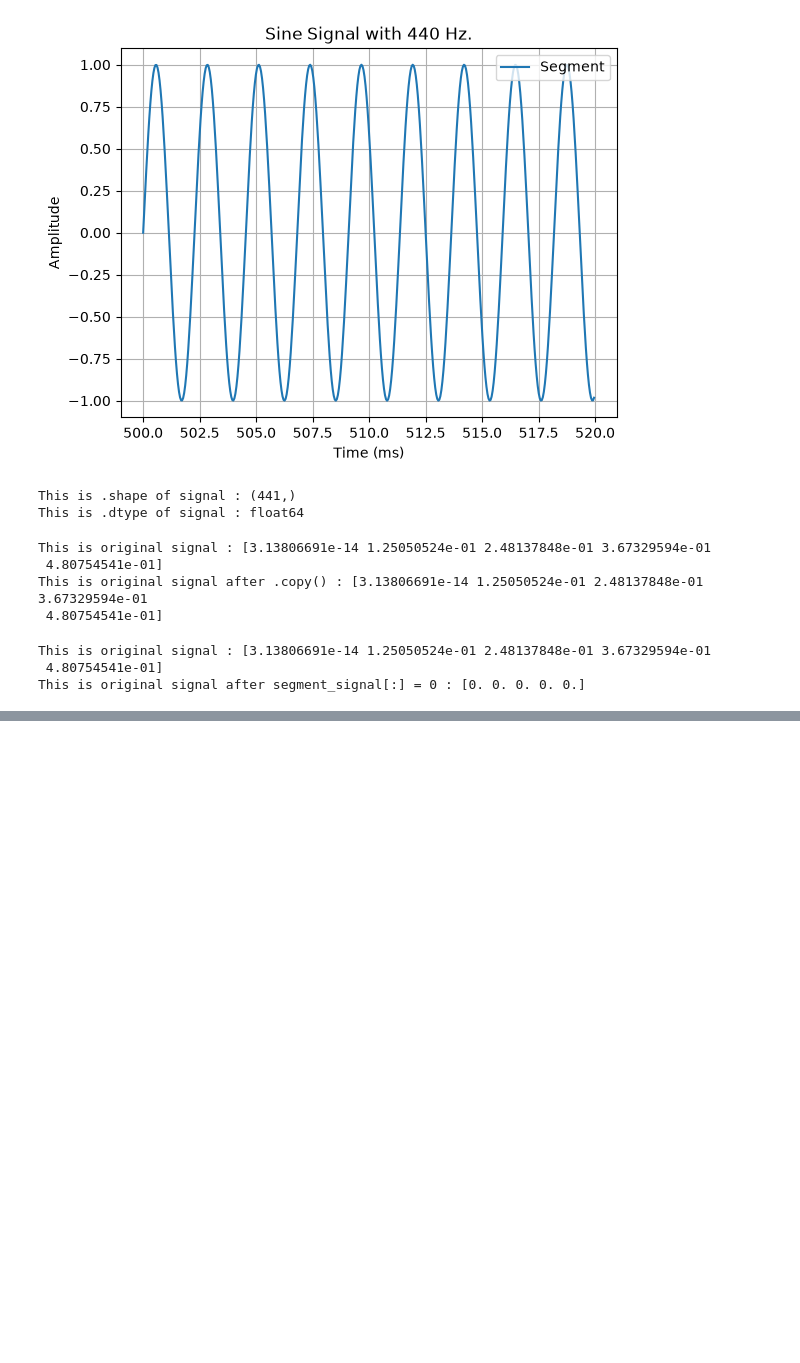
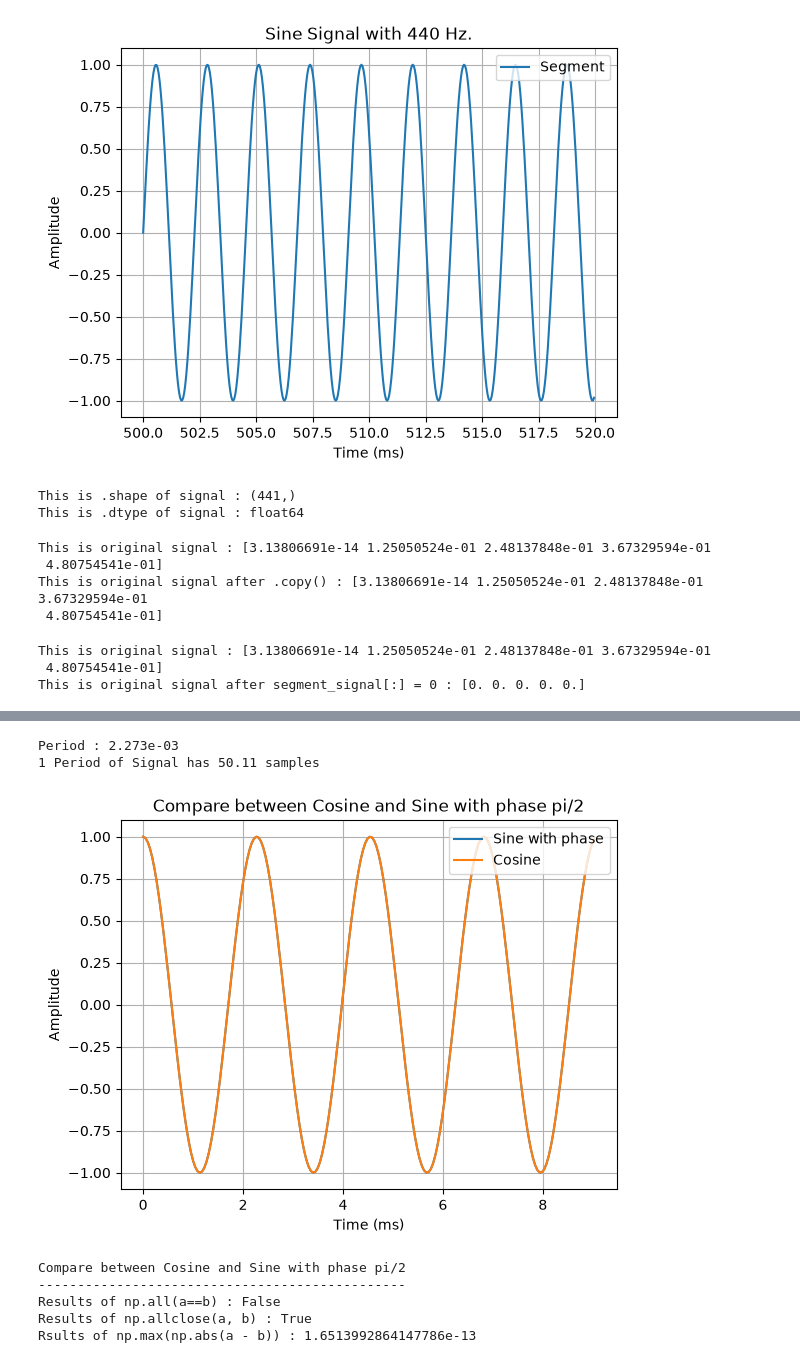
Before and after one commit to ohm-arthakorn/audio-based_music_recommendation, a Jupyter notebook: notebooks/02_NumPy_for_Audio.ipynb, the cells around one changed output, grey strips where cells are left out. Drawn from its saved outputs; the diff is of its cells as text; code cells hidden in the pictures; blank space fills up the shorter version.

```diff
--- a/notebooks/02_NumPy_for_Audio.ipynb
+++ b/notebooks/02_NumPy_for_Audio.ipynb
@@ -88,0 +110,42 @@ This is original signal after segment_signal[:] = 0 : [0. 0. 0. 0. 0.]
+# %%
+# คำนวณหาคาบของสัญญาณ Sine 440 Hz
+period = 1/440
+print(f'Period : {period:.3e}')
+
+sample_1_period = sr * period
+print(f'1 Period of Signal has {round(sample_1_period,2)} samples')
+# %% [output]
+Period : 2.273e-03
+1 Period of Signal has 50.11 samples
+# %%
+# สร้างสัญญาณ Sine และ Cosine
+x = 2  *np.pi * frequency * t
+
+a = np.sin(x + (np.pi/2))   # สร้างสัญญาณ Sine ที่มีมุมเฟสเท่ากับ pi/2
+b = np.cos(x)               # สร้างสัญญาณ Cosine
+
+# -- Plot Graph --
+fig, ax = plt.subplots()
+ax.set(xlabel="Time (ms)", ylabel="Amplitude", title="Compare between Cosine and Sine with phase pi/2")
+ax.grid()
+
+# ต้องการให้แสดงคลื่นทั้งหมด 4 ลูก 1 ลูกเท่ากับ 1/440 อัตรา Sampling เท่ากับ 22050 ดังนั้น 4 * (1/440) * 22050 = 200
+ax.plot(t[0:200]*1000, a[0:200], label="Sine with phase")
+ax.plot(t[0:200]*1000, b[0:200], label="Cosine")
+ax.legend(loc="upper right")
+
+plt.show()
+
+# เปรียบเทียบคู่ที่ 1 a และ b
+print("Compare between Cosine and Sine with phase pi/2")
+print("-----------------------------------------------")
+print(f'Results of np.all(a==b) : {np.all(a == b)}')    # เป็นการเช็คแต่ละค่าใน index เดียวกันเทียบเรียงตัว ถ้ามีตัวใดตัวหนึ่ง False ก็จะ False เลย
+print(f'Results of np.allclose(a, b) : {np.allclose(a,b)}') # เป็นการเช็คแต่ละค่าใน index เดียวกันเทียบเรียงตัวเหมือนกัน แต่ว่าขอแค่ใกล้เคียงมากพอประมาณ atol + rtol × |b|
+print(f'Rsults of np.max(np.abs(a - b)) : {np.max(np.abs(a - b))}') # เปรียบเทียบจุดแต่ละจุดของกราฟนำมาลบกันและผ่านค่าสัมบูรณ์แล้วเลือกจุดที่แตกต่างกันมากที่สุด
+# %% [output]
+[figure, added]
+Compare between Cosine and Sine with phase pi/2
+-----------------------------------------------
+Results of np.all(a==b) : False
+Results of np.allclose(a, b) : True
+Rsults of np.max(np.abs(a - b)) : 1.6513992864147786e-13
```
Also changed, not shown: parts of 3 cells of this notebook, 1 other file.
